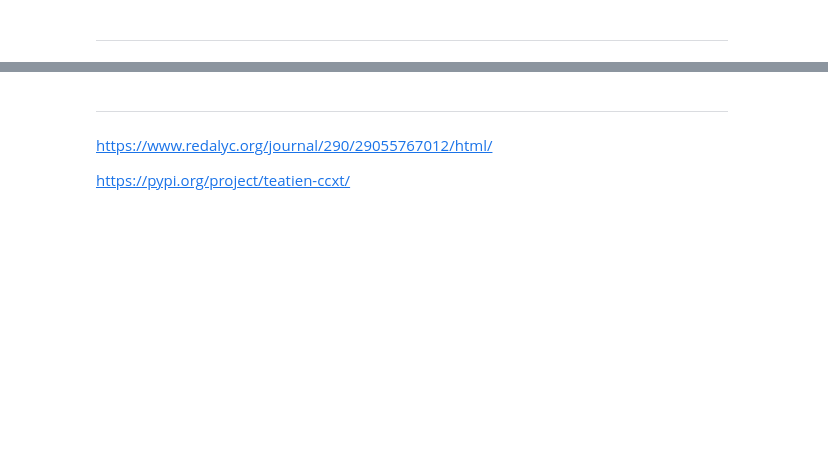
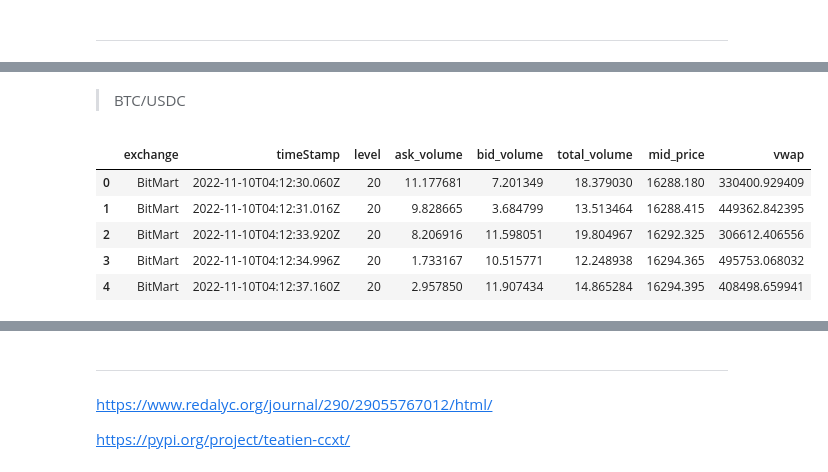
Before and after one commit to DayanaNavarro/Lab4_MYST, a Jupyter notebook: notebook.ipynb, the cells around one changed output, grey strips where cells are left out. Cells and saved outputs as stored; diff of their text form; code cells hidden in the pictures; blank space fills up the shorter version.

```diff
--- a/notebook.ipynb
+++ b/notebook.ipynb
@@ -172,0 +206,2 @@ import sys
+# %%
+ob_c2=fn.order_book(cryptos[1],seconds,exchanges)
@@ -198,0 +291,12 @@ import sys
+# %% [markdown]
+> BTC/USDC
+# %%
+vac2=fn.verifavance2(ob_c2,limite,seconds,exchanges)
+vac2.head()
+# %% [output]
+|  | exchange | timeStamp | level | ask_volume | bid_volume | total_volume | mid_price | vwap |
+| 0 | BitMart | 2022-11-10T04:12:30.060Z | 20 | 11.177681 | 7.201349 | 18.379030 | 16288.180 | 330400.929409 |
+| 1 | BitMart | 2022-11-10T04:12:31.016Z | 20 | 9.828665 | 3.684799 | 13.513464 | 16288.415 | 449362.842395 |
+| 2 | BitMart | 2022-11-10T04:12:33.920Z | 20 | 8.206916 | 11.598051 | 19.804967 | 16292.325 | 306612.406556 |
+| 3 | BitMart | 2022-11-10T04:12:34.996Z | 20 | 1.733167 | 10.515771 | 12.248938 | 16294.365 | 495753.068032 |
+| 4 | BitMart | 2022-11-10T04:12:37.160Z | 20 | 2.957850 | 11.907434 | 14.865284 | 16294.395 | 408498.659941 |
```
Also changed, not shown: parts of 73 cells of this notebook, 5 other files.
